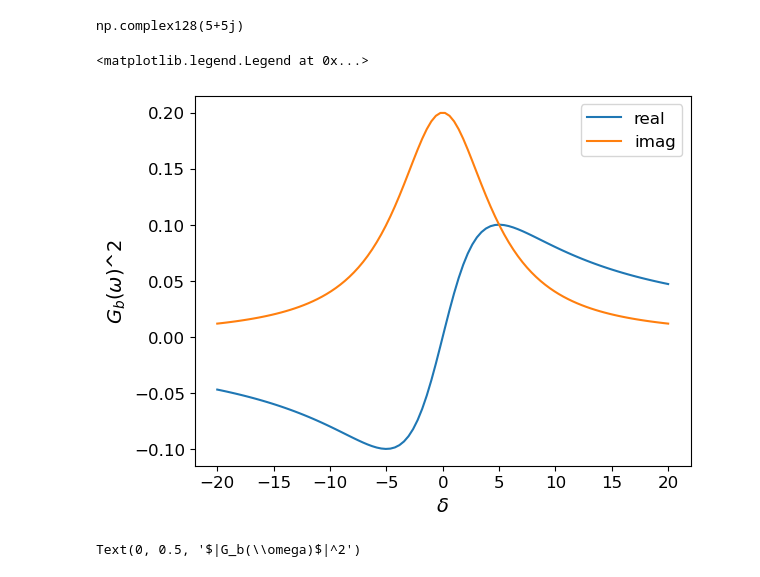
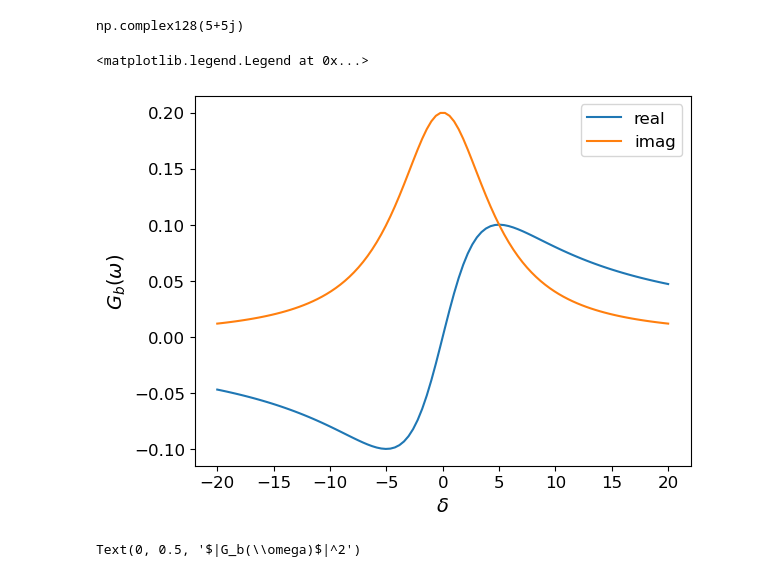
Before and after one commit to jleamer/mode_cooling, a Jupyter notebook: rydberg_calcs/gf_approach_1atom.ipynb, the cells around one changed output. Saved outputs shown, nothing was run; the diff lists cells and outputs as text; code cells hidden in the pictures.

```diff
--- a/rydberg_calcs/gf_approach_1atom.ipynb
+++ b/rydberg_calcs/gf_approach_1atom.ipynb
@@ -98,12 +98,12 @@ Gb = 1 / (ωs - Hc_eigs[0][1])
 # %%
 plt.plot(δ, Gb.real, label='real')
 plt.plot(δ, Gb.imag, label='imag')
 plt.xlabel("$\\delta$")
-plt.ylabel("$G_b(\\omega)$^2")
+plt.ylabel("$G_b(\\omega)$")
 plt.legend()
 # %% [output]
 <matplotlib.legend.Legend at 0x...>
-[figure, old version]
+[figure, new version]
 # %%
 # Plot
 plt.plot(δ, np.abs(Gb)**2)
```
Also changed, not shown: parts of 70 cells of this notebook.
